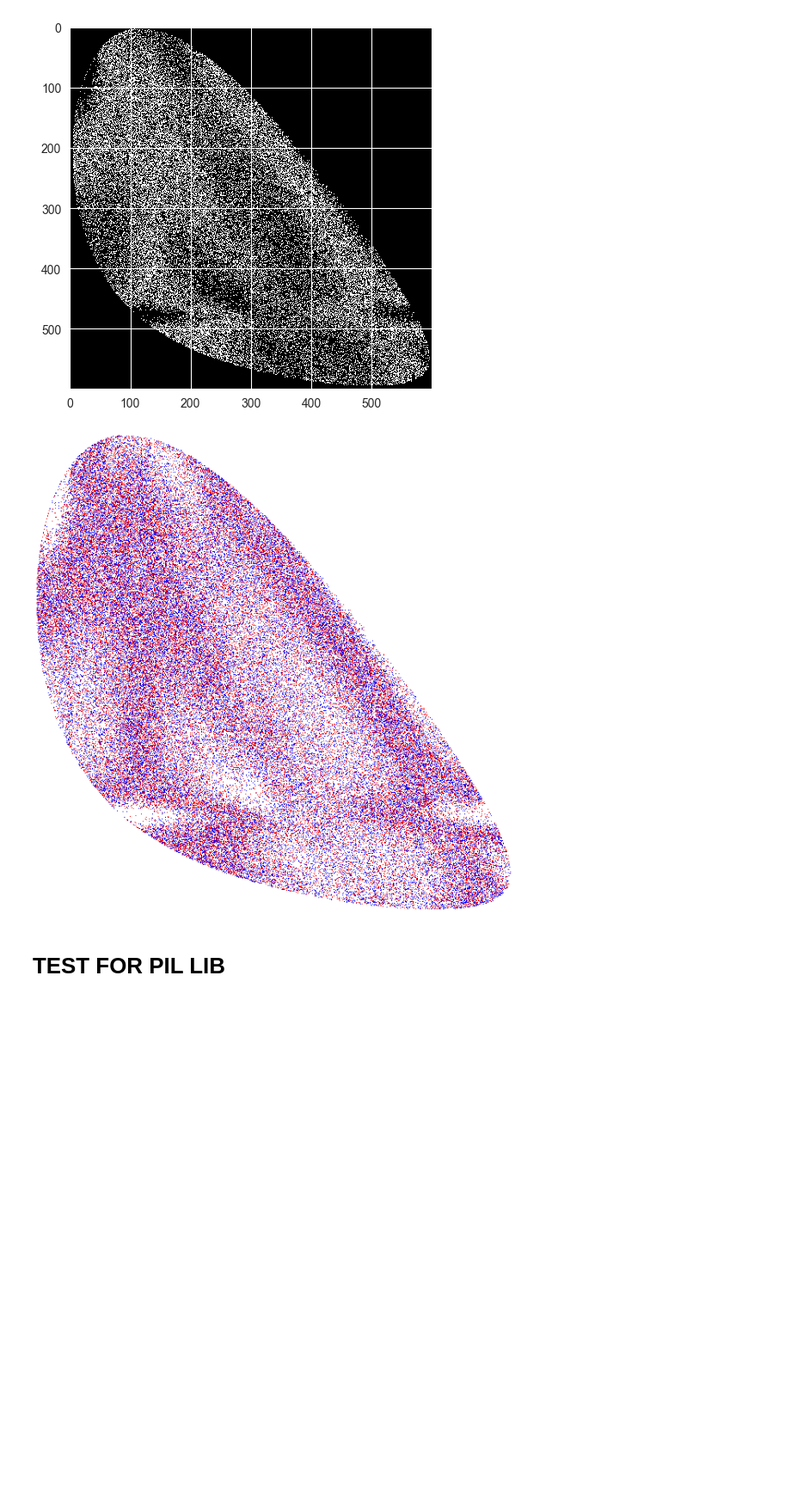
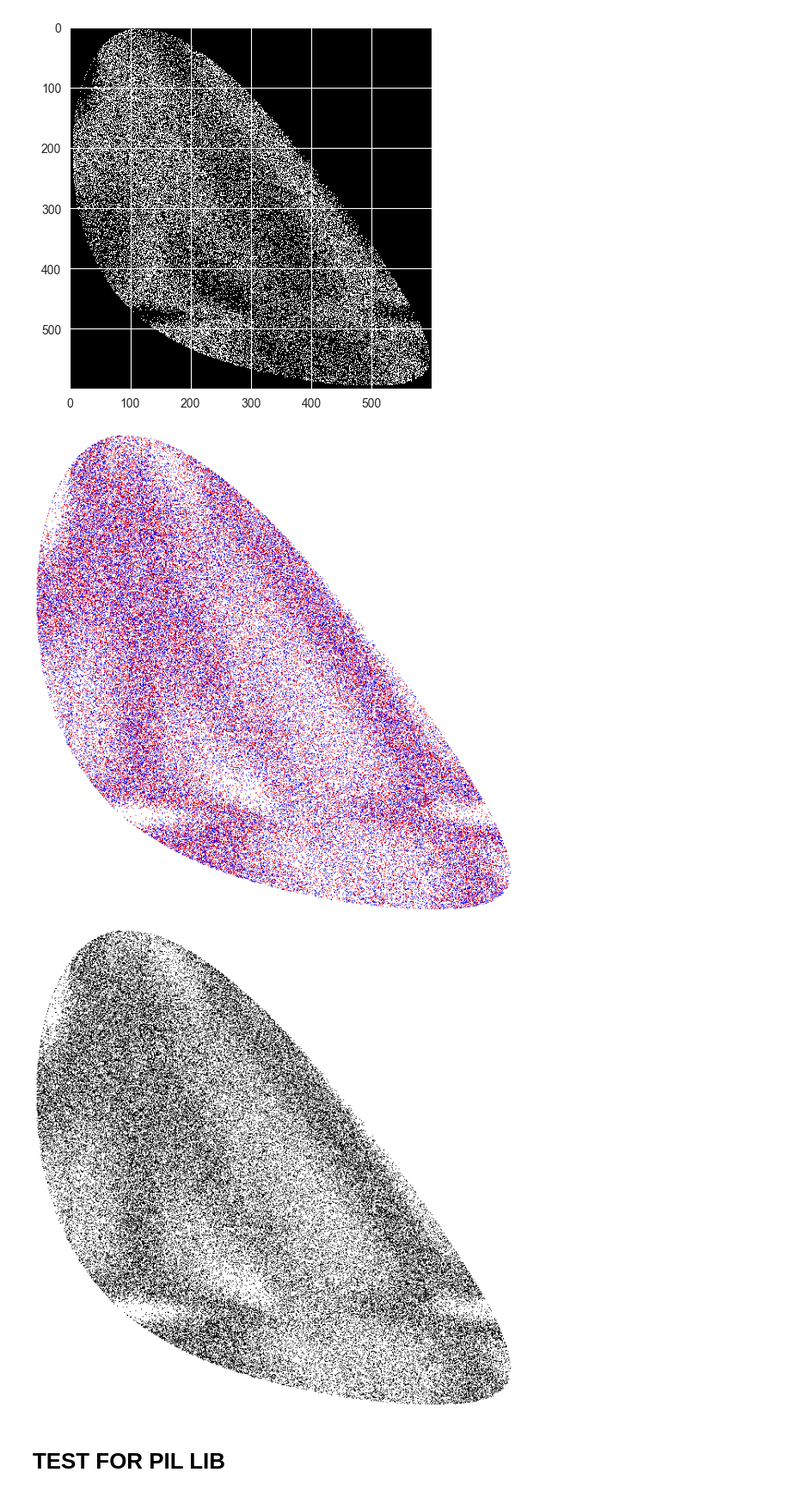
Before and after one commit to PsimonL/MachinLearningProject, a Jupyter notebook: Project.ipynb, the cells around one changed output. Shown at 86% size. Saved outputs shown, nothing was run; the diff lists cells and outputs as text; code cells hidden in the pictures; blank space fills up the shorter version.

Commit message:
Red and blue diffs

```diff
--- a/Project.ipynb
+++ b/Project.ipynb
@@ -365,22 +365,28 @@ def kmeans_image_diff(img1, img2, num_clusters=2):
     diff_img = Image.new('RGB', (width, height), (255, 255, 255))
     diff_pixels = diff_img.load()
 
+    diff_img_gray = Image.new('RGB', (width, height), (255, 255, 255))
+    diff_pixels_gray = diff_img_gray.load()
+
     # Zaznacz różnice między obrazami
     for i in range(len(img1_labels)):
         if img1_labels[i] != img2_labels[i]:
             x = i % width
             y = i // width
+            diff_pixels_gray[x, y] = (0, 0, 0)  # Czarny - róznice z img_1 i img_2
             if img1_labels[i] == 0:
                 diff_pixels[x, y] = (255, 0, 0)  # Czerwony - piksel występuje tylko w img_2
             else:
                 diff_pixels[x, y] = (0, 0, 255)  # Niebieski - piksel występuje tylko w img_1
 
-    return diff_img
+    return diff_img, diff_img_gray
 # %%
-result_image = kmeans_image_diff(img_1_loaded, img_minus_1_loaded)
-display(result_image)
+differences_image, differences_image_gray = kmeans_image_diff(img_1_loaded, img_minus_1_loaded)
+display(differences_image_gray)
+display(differences_image)
 # %% [output]
 [figure]
+[figure, added]
 # %% [markdown]
 # TEST FOR PIL LIB
 # %%
```
Also changed, not shown: parts of 1 cell of this notebook.
